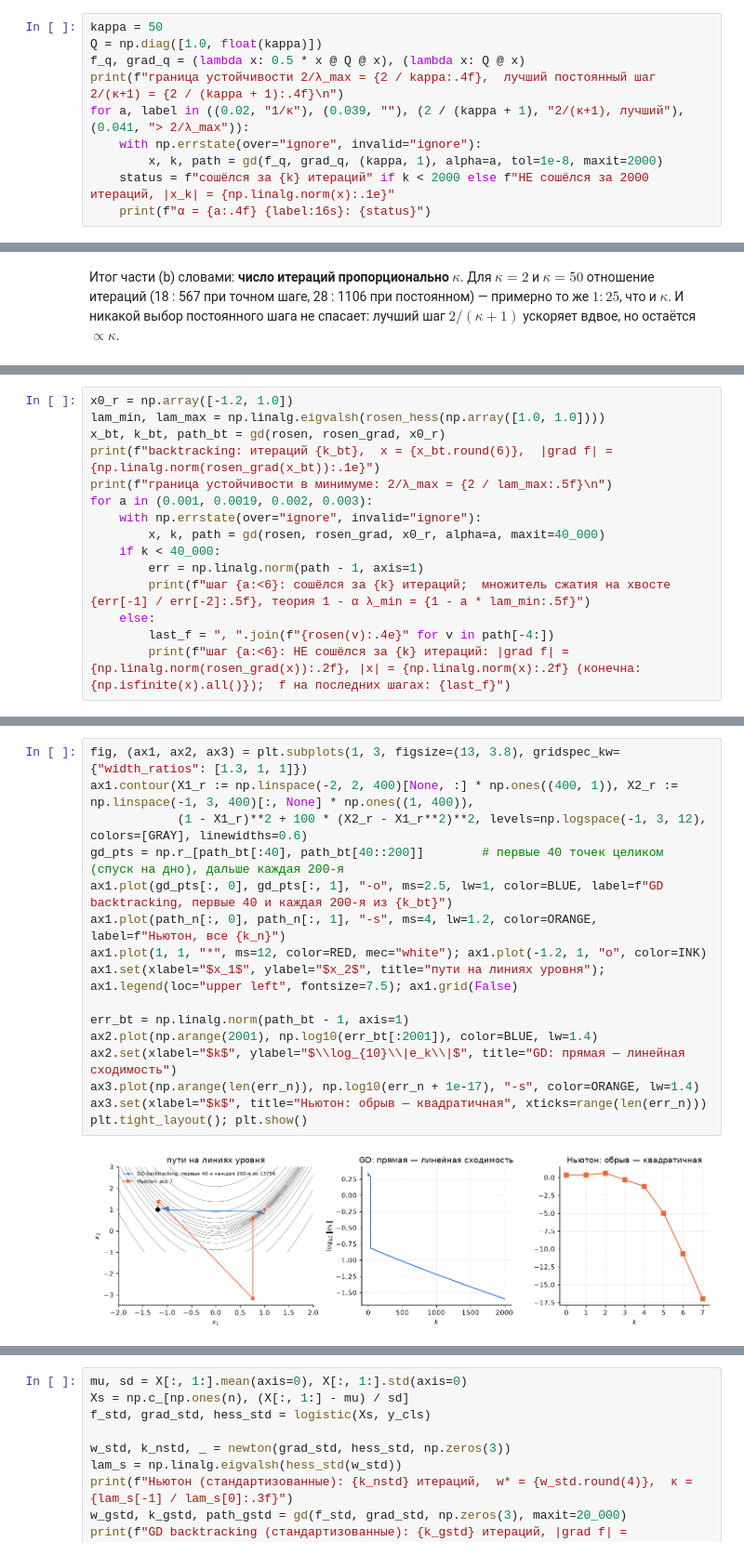
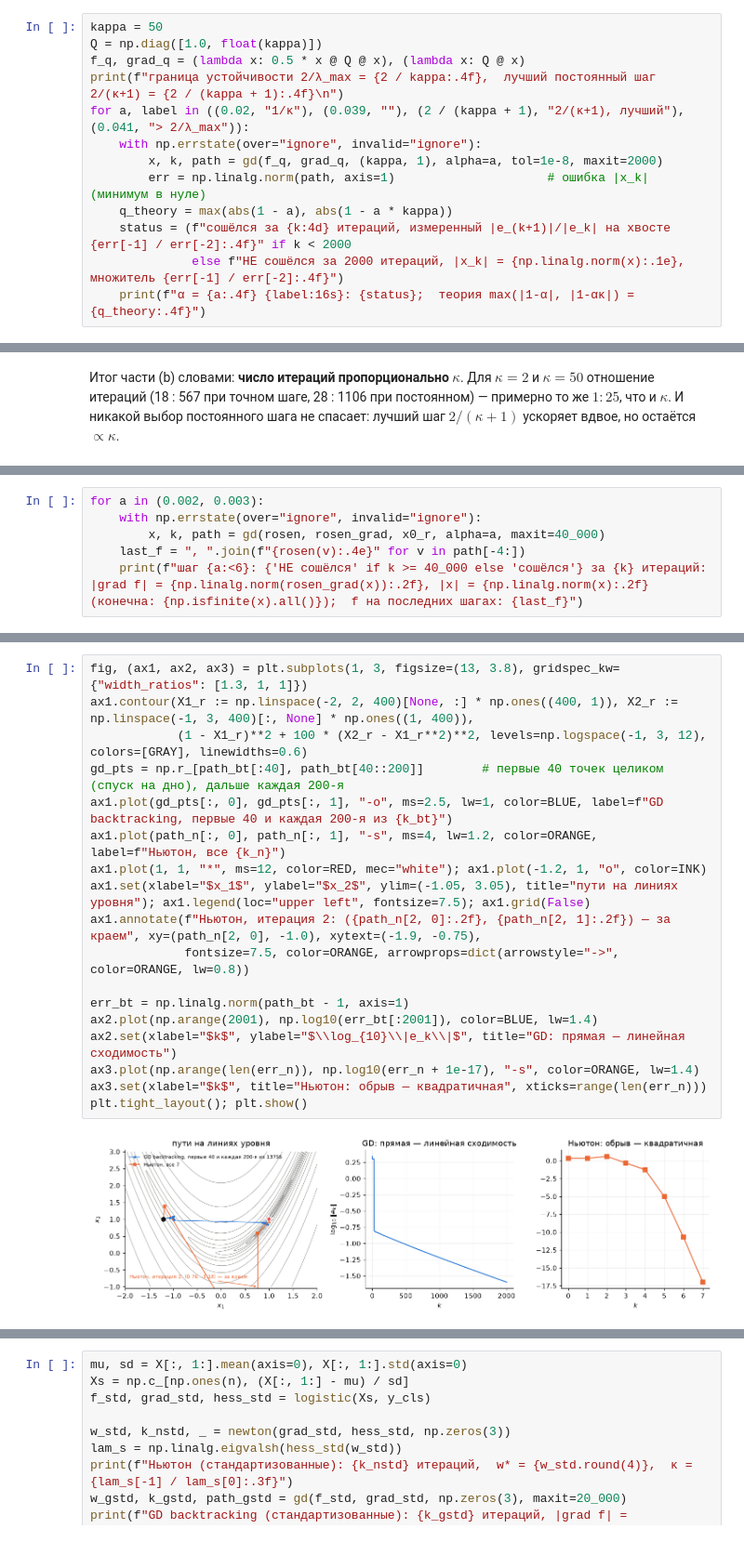
Before and after one commit to IlyaChichkanov/Numerical-Optimization, a Jupyter notebook: lectures/lecture04/demo04.ipynb, the cells around one changed output, grey strips where cells are left out. Shown at 93% size. Saved outputs shown, nothing was run; the diff lists cells and outputs as text.

```diff
--- a/lectures/lecture04/demo04.ipynb
+++ b/lectures/lecture04/demo04.ipynb
@@ -273,8 +277,11 @@ print(f"граница устойчивости 2/λ_max = {2 / kappa:.4f},  л
 for a, label in ((0.02, "1/κ"), (0.039, ""), (2 / (kappa + 1), "2/(κ+1), лучший"), (0.041, "> 2/λ_max")):
     with np.errstate(over="ignore", invalid="ignore"):
         x, k, path = gd(f_q, grad_q, (kappa, 1), alpha=a, tol=1e-8, maxit=2000)
-    status = f"сошёлся за {k} итераций" if k < 2000 else f"НЕ сошёлся за 2000 итераций, |x_k| = {np.linalg.norm(x):.1e}"
-    print(f"α = {a:.4f} {label:16s}: {status}")
+        err = np.linalg.norm(path, axis=1)                     # ошибка |x_k| (минимум в нуле)
+    q_theory = max(abs(1 - a), abs(1 - a * kappa))
+    status = (f"сошёлся за {k:4d} итераций, измеренный |e_(k+1)|/|e_k| на хвосте {err[-1] / err[-2]:.4f}" if k < 2000
+              else f"НЕ сошёлся за 2000 итераций, |x_k| = {np.linalg.norm(x):.1e}, множитель {err[-1] / err[-2]:.4f}")
+    print(f"α = {a:.4f} {label:16s}: {status};  теория max(|1-α|, |1-ακ|) = {q_theory:.4f}")
 # %% [output]
 граница устойчивости 2/λ_max = 0.0400,  лучший постоянный шаг 2/(κ+1) = 0.0392
 
@@ -311,16 +384,7 @@ plt.show()
 # %%
-x0_r = np.array([-1.2, 1.0])
-lam_min, lam_max = np.linalg.eigvalsh(rosen_hess(np.array([1.0, 1.0])))
-x_bt, k_bt, path_bt = gd(rosen, rosen_grad, x0_r)
-print(f"backtracking: итераций {k_bt},  x = {x_bt.round(6)},  |grad f| = {np.linalg.norm(rosen_grad(x_bt)):.1e}")
-print(f"граница устойчивости в минимуме: 2/λ_max = {2 / lam_max:.5f}\n")
-for a in (0.001, 0.0019, 0.002, 0.003):
+for a in (0.002, 0.003):
     with np.errstate(over="ignore", invalid="ignore"):
         x, k, path = gd(rosen, rosen_grad, x0_r, alpha=a, maxit=40_000)
-    if k < 40_000:
-        err = np.linalg.norm(path - 1, axis=1)
-        print(f"шаг {a:<6}: сошёлся за {k} итераций;  множитель сжатия на хвосте {err[-1] / err[-2]:.5f}, теория 1 - α λ_min = {1 - a * lam_min:.5f}")
-    else:
-        last_f = ", ".join(f"{rosen(v):.4e}" for v in path[-4:])
-        print(f"шаг {a:<6}: НЕ сошёлся за {k} итераций: |grad f| = {np.linalg.norm(rosen_grad(x)):.2f}, |x| = {np.linalg.norm(x):.2f} (конечна: {np.isfinite(x).all()});  f на последних шагах: {last_f}")
+    last_f = ", ".join(f"{rosen(v):.4e}" for v in path[-4:])
+    print(f"шаг {a:<6}: {'НЕ сошёлся' if k >= 40_000 else 'сошёлся'} за {k} итераций: |grad f| = {np.linalg.norm(rosen_grad(x)):.2f}, |x| = {np.linalg.norm(x):.2f} (конечна: {np.isfinite(x).all()});  f на последних шагах: {last_f}")
 # %% [output]
@@ -356,19 +415,21 @@ print("для сравнения из других стартов:", ", ".join(f
 # %%
 fig, (ax1, ax2, ax3) = plt.subplots(1, 3, figsize=(13, 3.8), gridspec_kw={"width_ratios": [1.3, 1, 1]})
 ax1.contour(X1_r := np.linspace(-2, 2, 400)[None, :] * np.ones((400, 1)), X2_r := np.linspace(-1, 3, 400)[:, None] * np.ones((1, 400)),
             (1 - X1_r)**2 + 100 * (X2_r - X1_r**2)**2, levels=np.logspace(-1, 3, 12), colors=[GRAY], linewidths=0.6)
 gd_pts = np.r_[path_bt[:40], path_bt[40::200]]        # первые 40 точек целиком (спуск на дно), дальше каждая 200-я
 ax1.plot(gd_pts[:, 0], gd_pts[:, 1], "-o", ms=2.5, lw=1, color=BLUE, label=f"GD backtracking, первые 40 и каждая 200-я из {k_bt}")
 ax1.plot(path_n[:, 0], path_n[:, 1], "-s", ms=4, lw=1.2, color=ORANGE, label=f"Ньютон, все {k_n}")
 ax1.plot(1, 1, "*", ms=12, color=RED, mec="white"); ax1.plot(-1.2, 1, "o", color=INK)
-ax1.set(xlabel="$x_1$", ylabel="$x_2$", title="пути на линиях уровня"); ax1.legend(loc="upper left", fontsize=7.5); ax1.grid(False)
+ax1.set(xlabel="$x_1$", ylabel="$x_2$", ylim=(-1.05, 3.05), title="пути на линиях уровня"); ax1.legend(loc="upper left", fontsize=7.5); ax1.grid(False)
+ax1.annotate(f"Ньютон, итерация 2: ({path_n[2, 0]:.2f}, {path_n[2, 1]:.2f}) — за краем", xy=(path_n[2, 0], -1.0), xytext=(-1.9, -0.75),
+             fontsize=7.5, color=ORANGE, arrowprops=dict(arrowstyle="->", color=ORANGE, lw=0.8))
 
 err_bt = np.linalg.norm(path_bt - 1, axis=1)
 ax2.plot(np.arange(2001), np.log10(err_bt[:2001]), color=BLUE, lw=1.4)
 ax2.set(xlabel="$k$", ylabel="$\\log_{10}\\|e_k\\|$", title="GD: прямая — линейная сходимость")
 ax3.plot(np.arange(len(err_n)), np.log10(err_n + 1e-17), "-s", color=ORANGE, lw=1.4)
 ax3.set(xlabel="$k$", title="Ньютон: обрыв — квадратичная", xticks=range(len(err_n)))
 plt.tight_layout(); plt.show()
 # %% [output]
-[figure, old version]
+[figure, new version]
 # %% [markdown]
```
Also changed, not shown: parts of 32 cells of this notebook, 1 other file.
